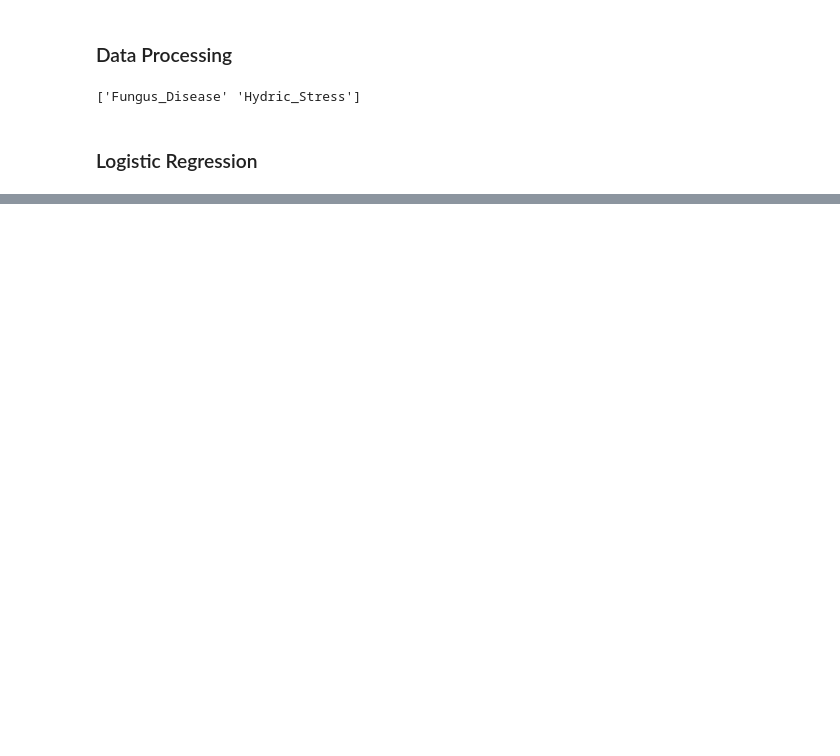
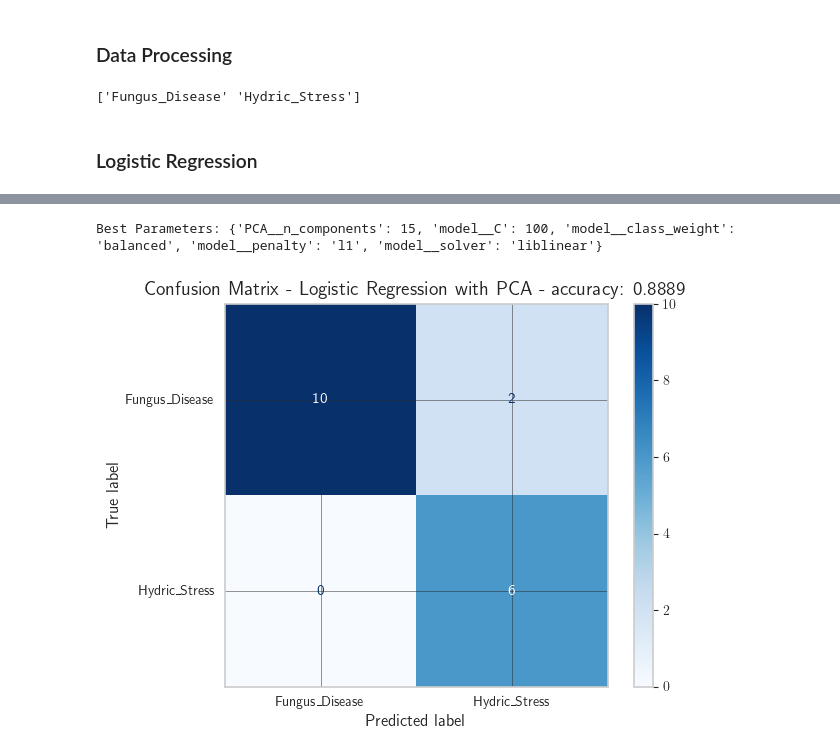
Before and after one commit to RicardoLoperaV/DiPreSi, a Jupyter notebook: Modelos De Clasificacion Binaria/Clasification By sheet/df0_Classification.ipynb, the cells around one changed output, grey strips where cells are left out. Cells and saved outputs as stored; diff of their text form; code cells hidden in the pictures; blank space fills up the shorter version.

```diff
--- a/Modelos De Clasificacion Binaria/Clasification By sheet/df0_Classification.ipynb
+++ b/Modelos De Clasificacion Binaria/Clasification By sheet/df0_Classification.ipynb
@@ -271,0 +362,16 @@ print("Best Model Classification Report:\n", classification_report(y_test, y_pre
+# %%
+# Parameter for the best model found
+best_params = grid_search.best_params_
+print("Best Parameters:", best_params)
+# %% [output]
+Best Parameters: {'PCA__n_components': 15, 'model__C': 100, 'model__class_weight': 'balanced', 'model__penalty': 'l1', 'model__solver': 'liblinear'}
+# %%
+cm = confusion_matrix(y_test, y_pred_best)
+disp = ConfusionMatrixDisplay(confusion_matrix=cm, display_labels=best_model.classes_)
+# Display the confusion matrix
+disp.plot(cmap='Blues')
+plt.title(f'Confusion Matrix - Logistic Regression with PCA - accuracy: {accuracy_score(y_test, y_pred_best):.4f}')
+plt.tight_layout()
+plt.show()
+# %% [output]
+[figure, added]
```
Also changed, not shown: parts of 20 cells of this notebook, 1 other file.
